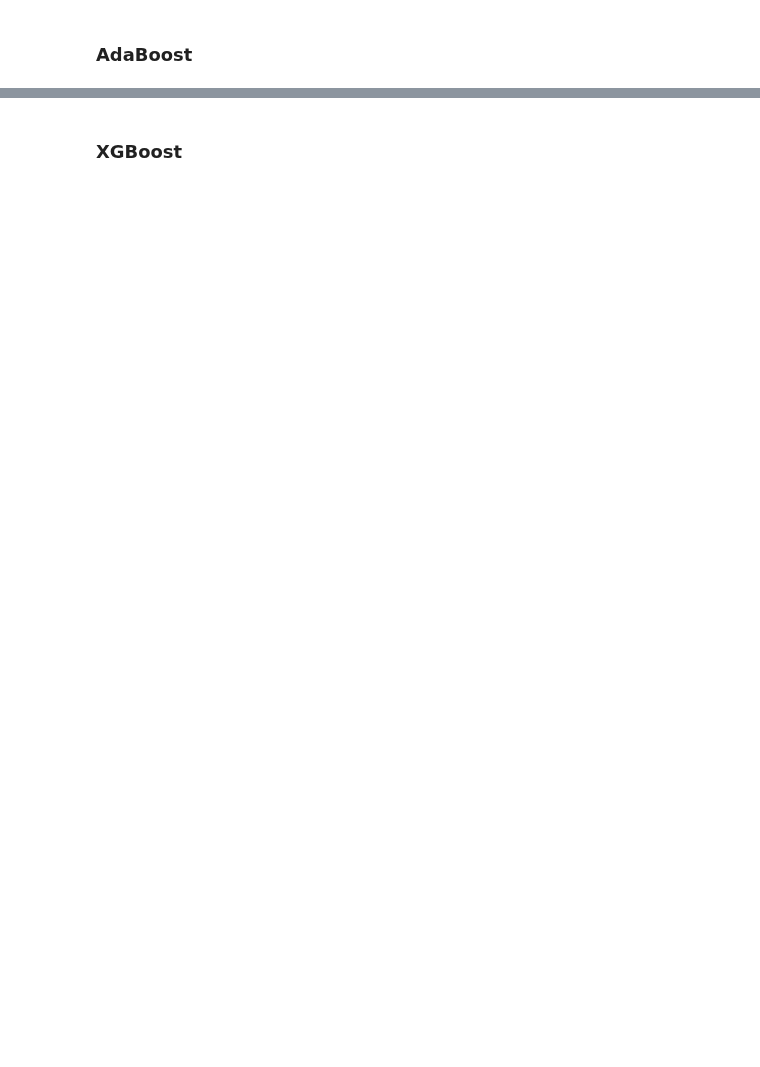
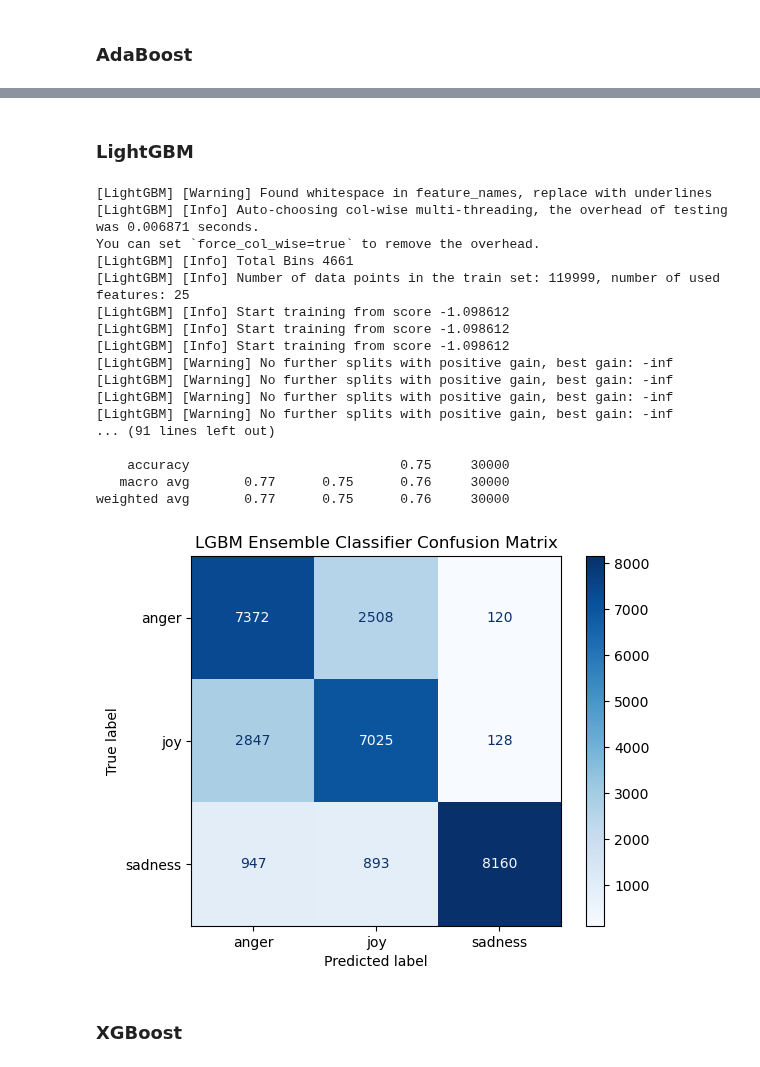
Before and after one commit to danielromerom/spotify-lyrical-analysis, a Jupyter notebook: notebooks/spotify_data_exploration.ipynb, the cells around one changed output, grey strips where cells are left out. Cells and saved outputs as stored; diff of their text form; code cells hidden in the pictures; blank space fills up the shorter version.

Commit message:
Adding ensemble Voting, Stacking and LGBM

```diff
--- a/notebooks/spotify_data_exploration.ipynb
+++ b/notebooks/spotify_data_exploration.ipynb
@@ -578,18 +578,14 @@ def train_test_evaluate(model, model_name = "", visualize = False, X_train = X_t
     fit_end = time.time()
     y_pred = model.predict(X_test)
     pred_end = time.time()
-    y_pred_train = model.predict(X_train)
     if(visualize):
         print(model_name, "Results")
-        print(model_name, "Test Results")
         print("Training time: {:.3f} seconds".format(fit_end - fit_start))
         print("Prediction time: {:.3f} seconds".format(pred_end - fit_end))
         print("Total time taken: {:.3f} seconds".format(pred_end - fit_start))
         print(classification_report(y_test, y_pred))
-        print(model_name, "Training Results")
-        print(classification_report(y_train, y_pred_train))
         cm_rf = confusion_matrix(y_test, y_pred)
-        disp = ConfusionMatrixDisplay(confusion_matrix=cm_rf, display_labels=labelenc.classes)
+        disp = ConfusionMatrixDisplay(confusion_matrix=cm_rf, display_labels=label_enc.classes_)
         disp.plot(cmap=plt.cm.Blues)
         plt.title(f"{model_name} Confusion Matrix")
         plt.show()
@@ -755,3 +844,47 @@ y_pred_adb = train_test_evaluate(adb, visualize = True, model_name = "Base AdaBo
+# %% [markdown]
+<h3>LightGBM</h3>
+# %%
+from lightgbm import LGBMClassifier
+from sklearn.metrics import accuracy_score, classification_report
+
+lgb= LGBMClassifier(
+    objective="multiclass",
+    n_estimators=200,
+    learning_rate=0.03,
+    num_leaves=20,
+    max_depth=6,
+    reg_alpha=0.1,
+    reg_lambda=0.3,
+    subsample=0.9,
+    colsample_bytree=0.8,
+    min_child_samples=20,
+    class_weight="balanced",
+    random_state=42
+)
+
+lgb.fit(X_train_final, y_train)
+lgbPredict= lgb.predict(X_test_final)
+
+y_pred_adb = train_test_evaluate(lgb, visualize = True, model_name = "LGBM Ensemble Classifier")
+# %% [output]
+[LightGBM] [Warning] Found whitespace in feature_names, replace with underlines
+[LightGBM] [Info] Auto-choosing col-wise multi-threading, the overhead of testing was 0.006871 seconds.
+You can set `force_col_wise=true` to remove the overhead.
+[LightGBM] [Info] Total Bins 4661
+[LightGBM] [Info] Number of data points in the train set: 119999, number of used features: 25
+[LightGBM] [Info] Start training from score -1.098612
+[LightGBM] [Info] Start training from score -1.098612
+[LightGBM] [Info] Start training from score -1.098612
+[LightGBM] [Warning] No further splits with positive gain, best gain: -inf
+[LightGBM] [Warning] No further splits with positive gain, best gain: -inf
+[LightGBM] [Warning] No further splits with positive gain, best gain: -inf
+[LightGBM] [Warning] No further splits with positive gain, best gain: -inf
+... (91 lines left out)
+
+    accuracy                           0.75     30000
+   macro avg       0.77      0.75      0.76     30000
+weighted avg       0.77      0.75      0.76     30000
+[figure, added]
 # %%
 '''# AdaBoost Hyperparameter Tuning
 param_dist_stage_1 = {
```
Also changed, not shown: parts of 19 cells of this notebook.
